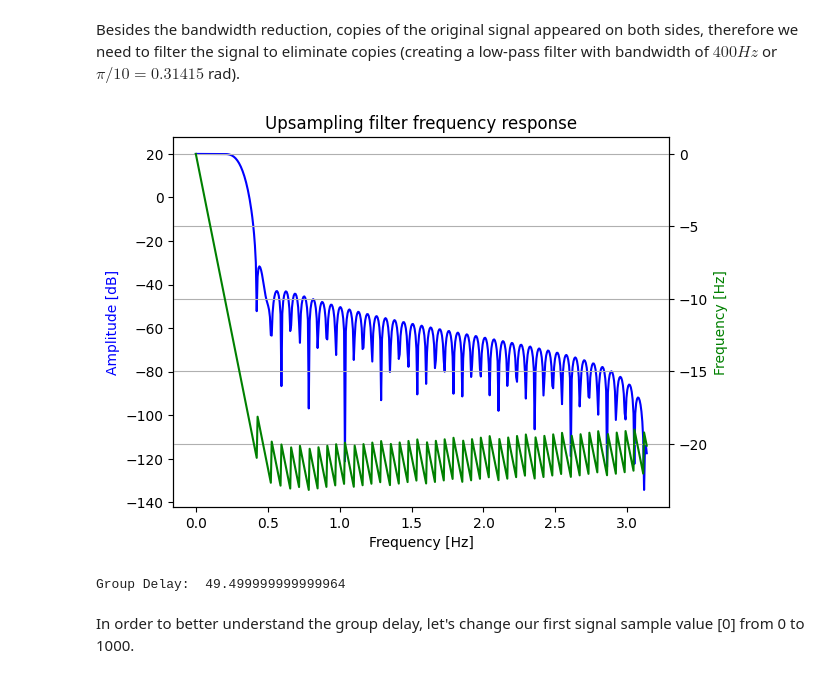
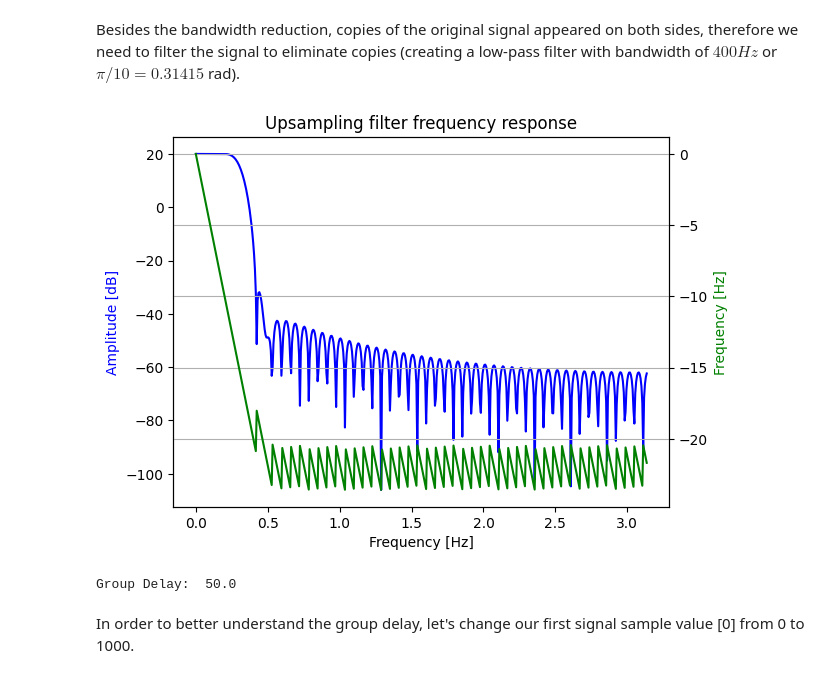
Before and after one commit to cleversonahum/digital_transmission_codes, a Jupyter notebook: codes/am-exercise-1.ipynb, the cells around one changed output. Cells and saved outputs as stored; diff of their text form; code cells hidden in the pictures.

Commit message:
More elegant method to deal with introduced filter's delay

```diff
--- a/codes/am-exercise-1.ipynb
+++ b/codes/am-exercise-1.ipynb
@@ -173,26 +173,26 @@ Besides the bandwidth reduction, copies of the original signal appeared on both
 # %%
 # Upsampling filter
 Foff = (np.pi/U)/np.pi # Filter cutoff frequency normalized by pi
-filter_taps = 100
+filter_taps = 101
 B_upsampling = U*signal.firwin(filter_taps,Foff, window = "hamming")
 w, h = signal.freqz(B_upsampling)
 fig, ax1 = plt.subplots()
 ax1.set_title('Upsampling filter frequency response')
 ax1.plot(w, 20 * np.log10(abs(h)), 'b')
 ax1.set_ylabel('Amplitude [dB]', color='b')
 ax1.set_xlabel('Frequency [Hz]')
 ax2 = ax1.twinx()
 angles = np.unwrap(np.angle(h))
 ax2.plot(w, angles, 'g')
 ax2.set_ylabel('Frequency [Hz]', color='g')
 ax2.grid()
 ax2.axis('tight')
 plt.show()
 group_delay = signal.group_delay((B_upsampling, 1))[1][0]
 print('Group Delay: ', group_delay)
 # %% [output]
-[figure, old version]
+[figure, new version]
-Group Delay:  49.499999999999964
+Group Delay:  50.0
 # %% [markdown]
 In order to better understand the group delay, let's change our first signal sample value [0] from 0 to 1000.
 # %%
```
Also changed, not shown: parts of 11 cells of this notebook, 3 other files.
